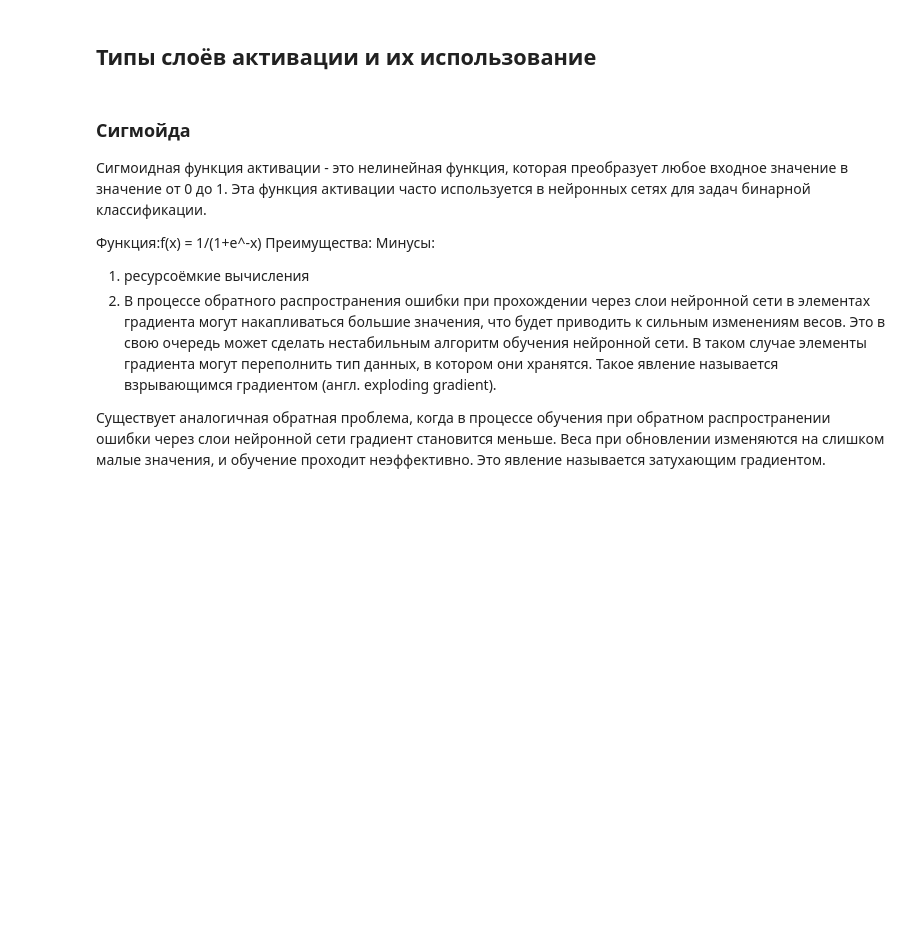
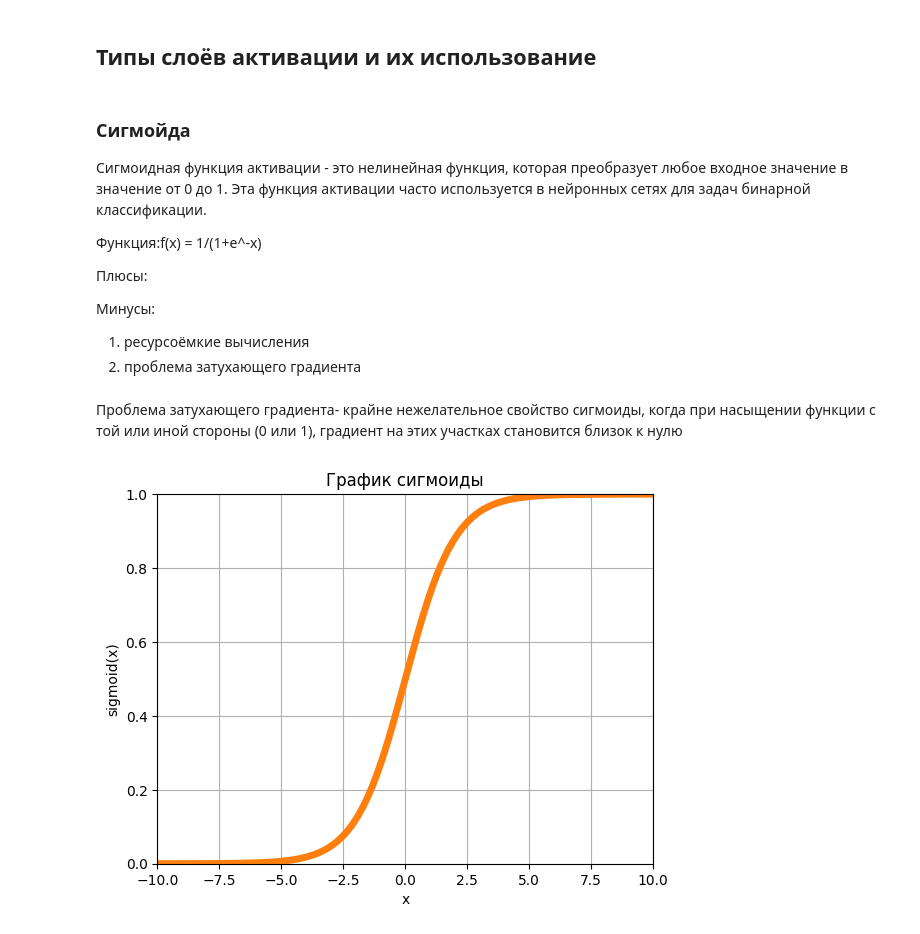
Before and after one commit to ilay-group/Digit_Recognizer-Kaggle-, a Jupyter notebook: Функции активации.ipynb, the cells around one changed output. Cells and saved outputs as stored; diff of their text form; code cells hidden in the pictures; blank space fills up the shorter version.

```diff
--- a/Функции активации.ipynb
+++ b/Функции активации.ipynb
@@ -15,9 +15,41 @@ output = activation_function(sum(weight * inputs + bias))
 Сигмоидная функция активации - это нелинейная функция, которая преобразует любое входное значение в значение от 0 до 1. Эта функция активации часто используется в нейронных сетях для задач бинарной классификации.
 
 Функция:f(x) = 1/(1+e^-x)
-Преимущества:
+
+Плюсы:
+
 Минусы:
+
 1. ресурсоёмкие вычисления
-2. В процессе обратного распространения ошибки при прохождении через слои нейронной сети в элементах градиента могут накапливаться большие значения, что будет приводить к сильным изменениям весов. Это в свою очередь может сделать нестабильным алгоритм обучения нейронной сети. В таком случае элементы градиента могут переполнить тип данных, в котором они хранятся. Такое явление называется взрывающимся градиентом (англ. exploding gradient).
-
-Существует аналогичная обратная проблема, когда в процессе обучения при обратном распространении ошибки через слои нейронной сети градиент становится меньше. Веса при обновлении изменяются на слишком малые значения, и обучение проходит неэффективно. Это явление называется затухающим градиентом.
+2. проблема затухающего градиента
+# %% [markdown]
+Проблема затухающего градиента- крайне нежелательное свойство сигмоиды, когда при насыщении функции с той или иной стороны (0 или 1), градиент на этих участках становится близок к нулю
+# %%
+###############График сигмоиды
+import numpy as np
+import matplotlib.pyplot as plt
+
+# Задаем параметры сигмоиды
+x = np.linspace(-100, 100, 1000)
+y = 1 / (1 + np.exp(-x))
+
+# Строим график
+plt.plot(x, y)
+
+# Настраиваем оси координат и заголовок
+plt.xlabel('x')
+plt.ylabel('sigmoid(x)')
+plt.title('График сигмоиды')
+
+# Настраиваем значения осей координат
+plt.xlim(-10, 10)
+plt.ylim(0, 1)
+
+# Строим график, настраиваем ширину линии и добавляем сетку
+plt.plot(x, y, linewidth=5)
+plt.grid(True)
+
+# Отображаем график
+plt.show()
+# %% [output]
+[figure, added]
```
Also changed, not shown: parts of 17 cells of this notebook, 1 other file.
